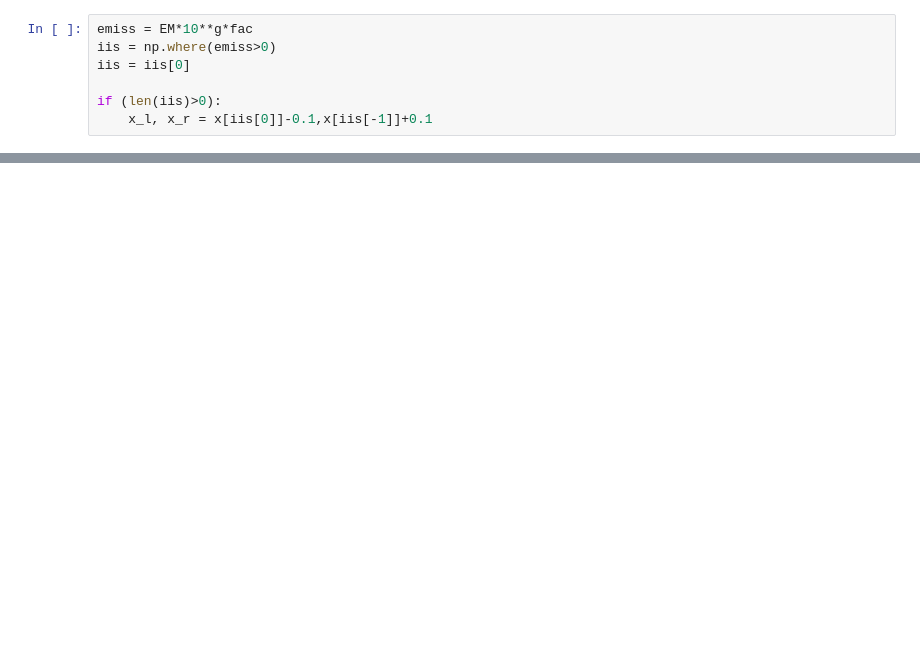
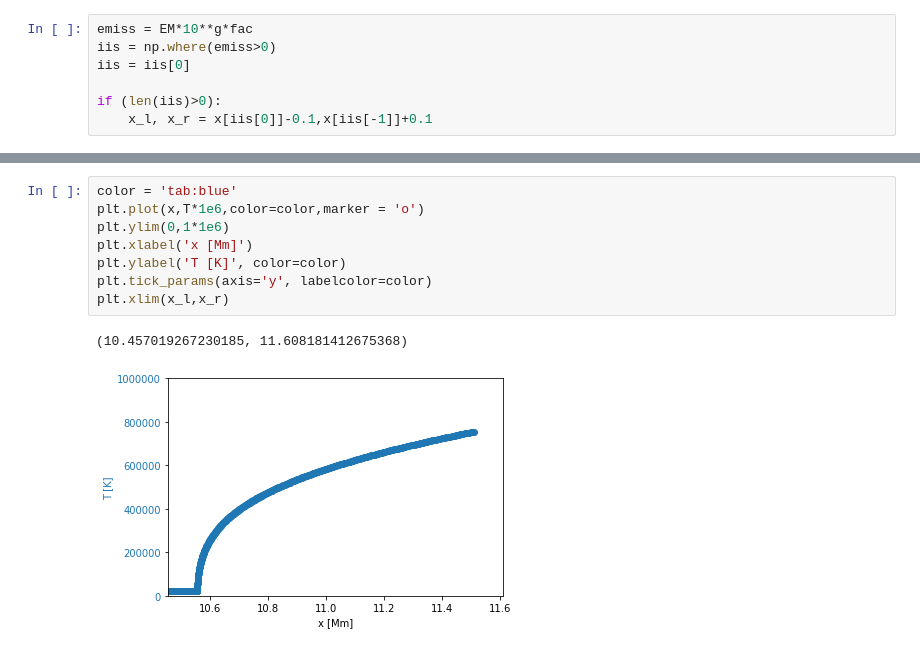
Before and after one commit to wilashfie/synth_spec, a Jupyter notebook: plot_all.ipynb, the cells around one changed output, grey strips where cells are left out. Cells and saved outputs as stored; diff of their text form; blank space fills up the shorter version.

```diff
--- a/plot_all.ipynb
+++ b/plot_all.ipynb
@@ -74,0 +91,11 @@ ax3.set_xticks(np.arange(1402, 1405, 1))
+# %%
+color = 'tab:blue'
+plt.plot(x,T*1e6,color=color,marker = 'o')
+plt.ylim(0,1*1e6)
+plt.xlabel('x [Mm]')
+plt.ylabel('T [K]', color=color)
+plt.tick_params(axis='y', labelcolor=color)
+plt.xlim(x_l,x_r)
+# %% [output]
+(10.457019267230185, 11.608181412675368)
+[figure, added]
```
Also changed, not shown: parts of 6 cells of this notebook, 4 other files.
